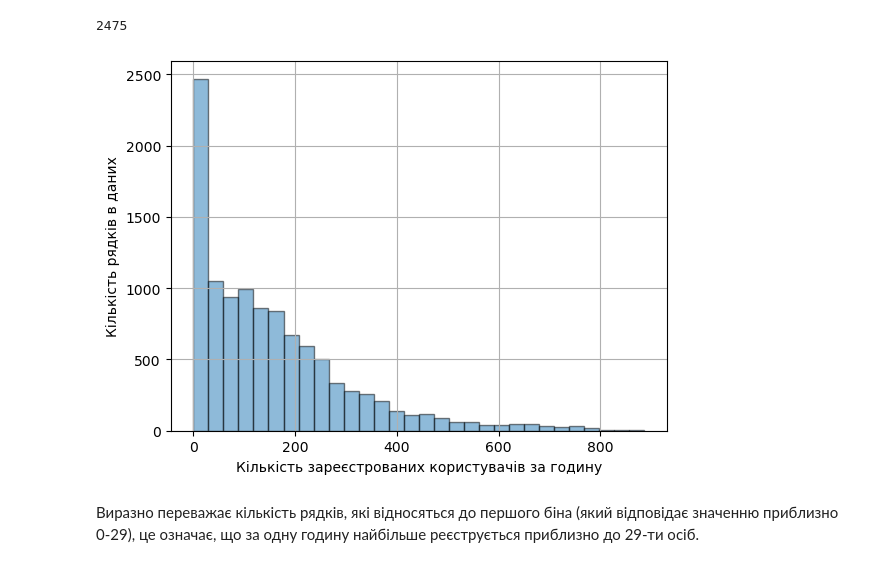
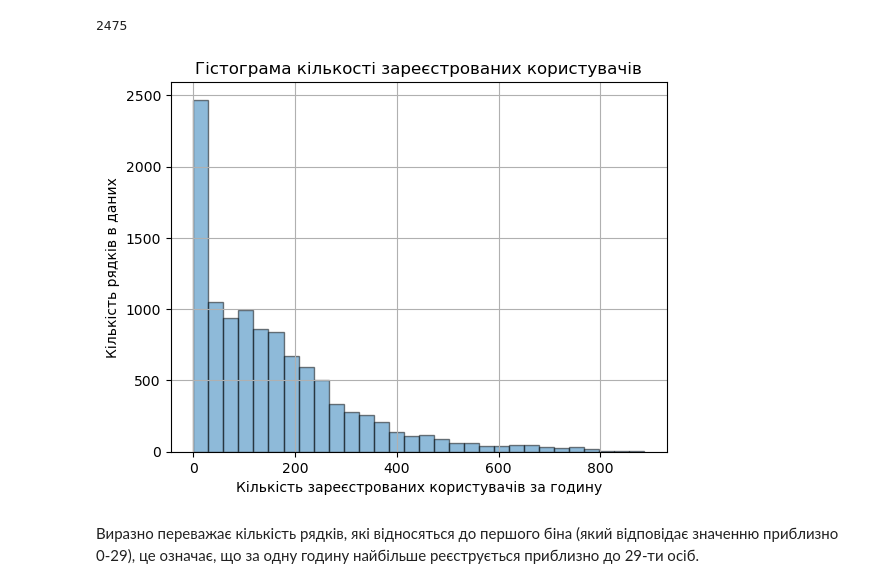
Before and after one commit to bhaz123/Python_for_DA_tasks_AW, a Jupyter notebook: module_4/hw_4_4_Візуалізація_з_pandas.ipynb, the cells around one changed output. Cells and saved outputs as stored; diff of their text form; code cells hidden in the pictures.

```diff
--- a/module_4/hw_4_4_Візуалізація_з_pandas.ipynb
+++ b/module_4/hw_4_4_Візуалізація_з_pandas.ipynb
@@ -61,13 +61,14 @@ df['registered'].value_counts().head(29).sum()
 # %%
 # Додав ще колір границі стовпчиків для ліпшої видимості
 
 plt.hist(df['registered'], bins=30, alpha=0.5, edgecolor='black')
+plt.title('Гістограма кількості зареєстрованих користувачів')
 plt.xlabel('Кількість зареєстрованих користувачів за годину')
 plt.ylabel('Кількість рядків в даних')
 plt.grid()
 plt.show();
 # %% [output]
-[figure, old version]
+[figure, new version]
 # %% [markdown]
 Виразно переважає кількість рядків, які відносяться до першого біна (який відповідає значенню приблизно 0-29), це означає, що за одну годину найбільше реєструється приблизно до 29-ти осіб.
 # %% [markdown]
```
Also changed, not shown: parts of 3 cells of this notebook.
